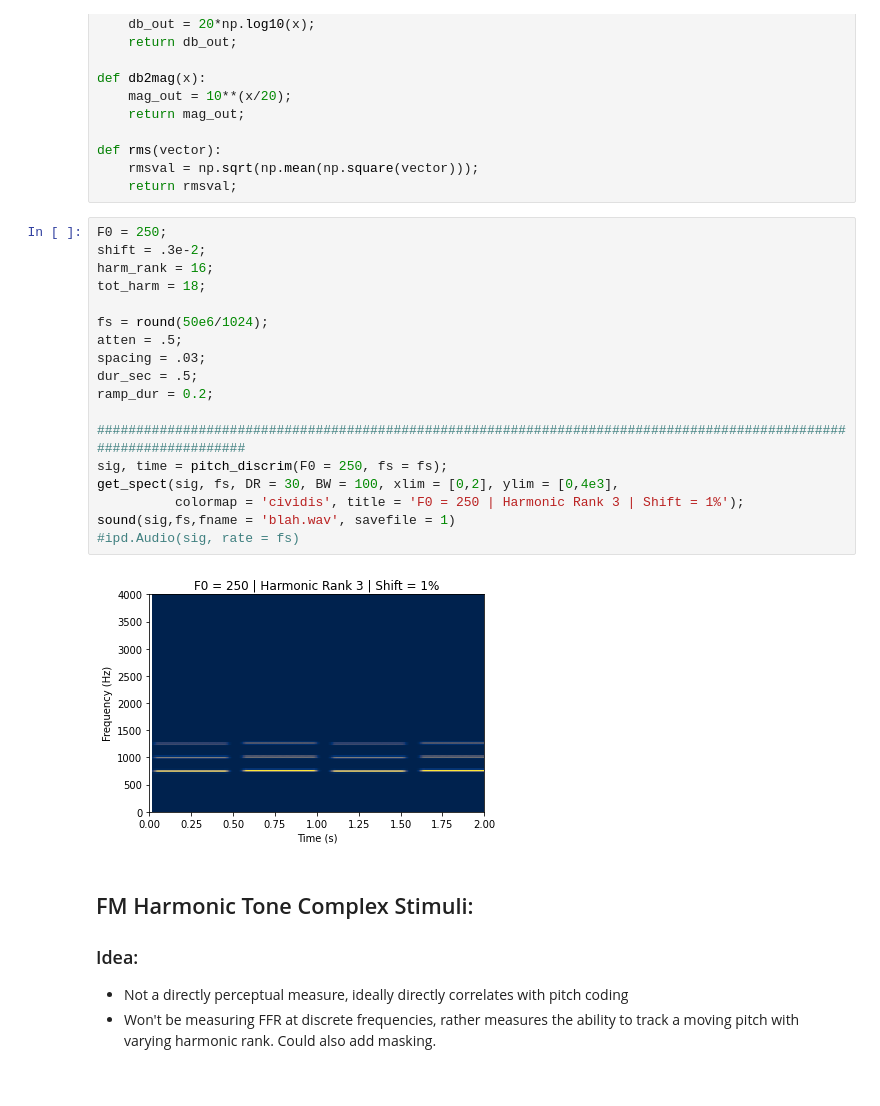
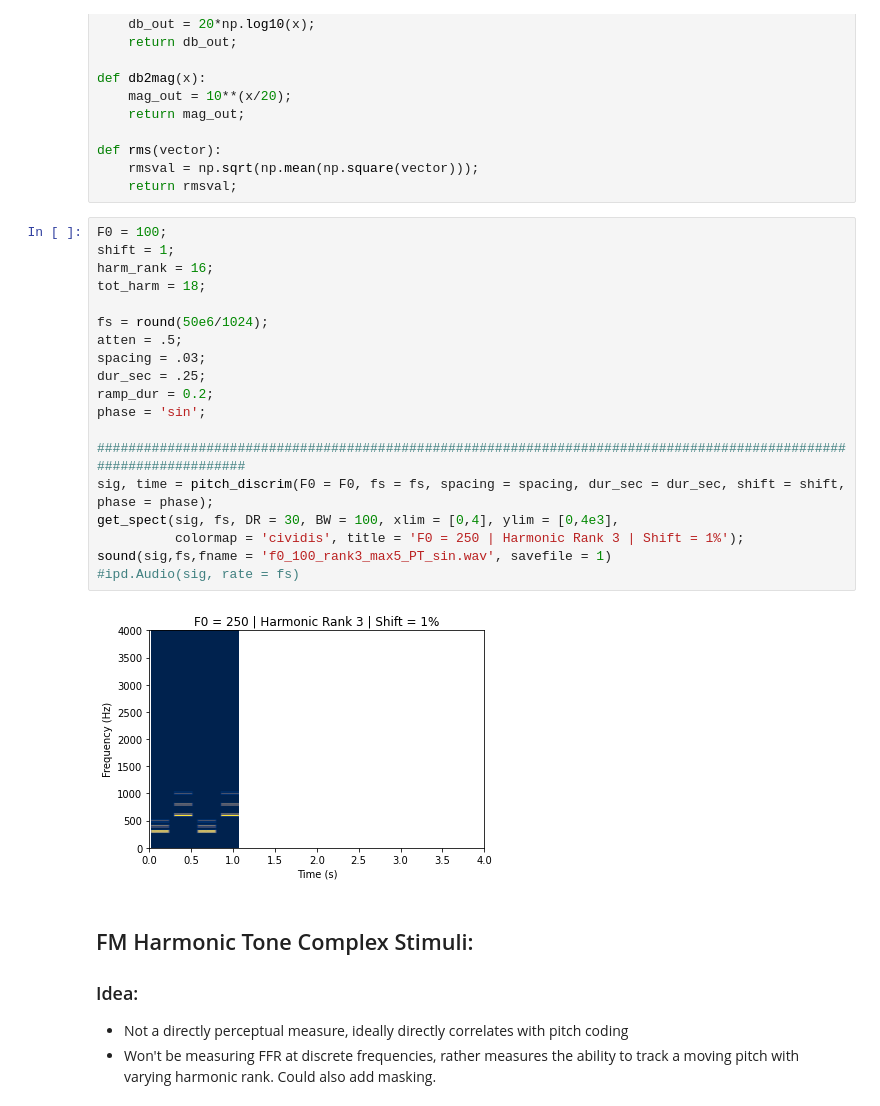
Before and after one commit to sivaprakasaman/Python_Coding_Toolbox, a Jupyter notebook: signal_processing/pitch/Pitch_Stimuli_Scratch.ipynb, the cells around one changed output. Cells and saved outputs as stored; diff of their text form.

```diff
--- a/signal_processing/pitch/Pitch_Stimuli_Scratch.ipynb
+++ b/signal_processing/pitch/Pitch_Stimuli_Scratch.ipynb
@@ -126,25 +126,26 @@ def rms(vector):
     rmsval = np.sqrt(np.mean(np.square(vector)));
     return rmsval;
 # %%
-F0 = 250;
-shift = .3e-2;
+F0 = 100;
+shift = 1;
 harm_rank = 16;
 tot_harm = 18;
 
 fs = round(50e6/1024);
 atten = .5;
 spacing = .03;
-dur_sec = .5;
+dur_sec = .25;
 ramp_dur = 0.2;
+phase = 'sin';
 
 ###################################################################################################################
-sig, time = pitch_discrim(F0 = 250, fs = fs);
-get_spect(sig, fs, DR = 30, BW = 100, xlim = [0,2], ylim = [0,4e3],
+sig, time = pitch_discrim(F0 = F0, fs = fs, spacing = spacing, dur_sec = dur_sec, shift = shift, phase = phase);
+get_spect(sig, fs, DR = 30, BW = 100, xlim = [0,4], ylim = [0,4e3],
           colormap = 'cividis', title = 'F0 = 250 | Harmonic Rank 3 | Shift = 1%');
-sound(sig,fs,fname = 'blah.wav', savefile = 1)
+sound(sig,fs,fname = 'f0_100_rank3_max5_PT_sin.wav', savefile = 1)
 #ipd.Audio(sig, rate = fs)
 # %% [output]
-[figure, old version]
+[figure, new version]
 # %% [markdown]
 ## FM Harmonic Tone Complex Stimuli:
 ### Idea:
```
Also changed, not shown: parts of 1 cell of this notebook, 1 other file.
